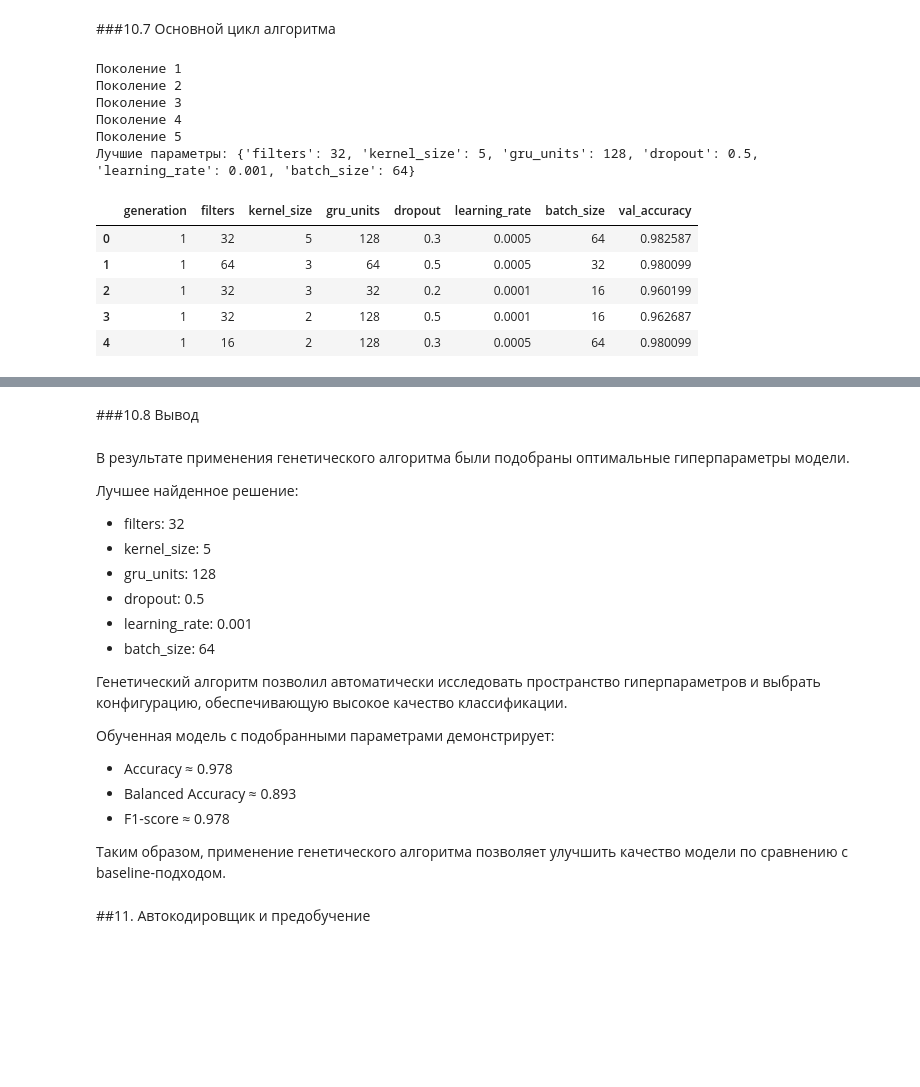
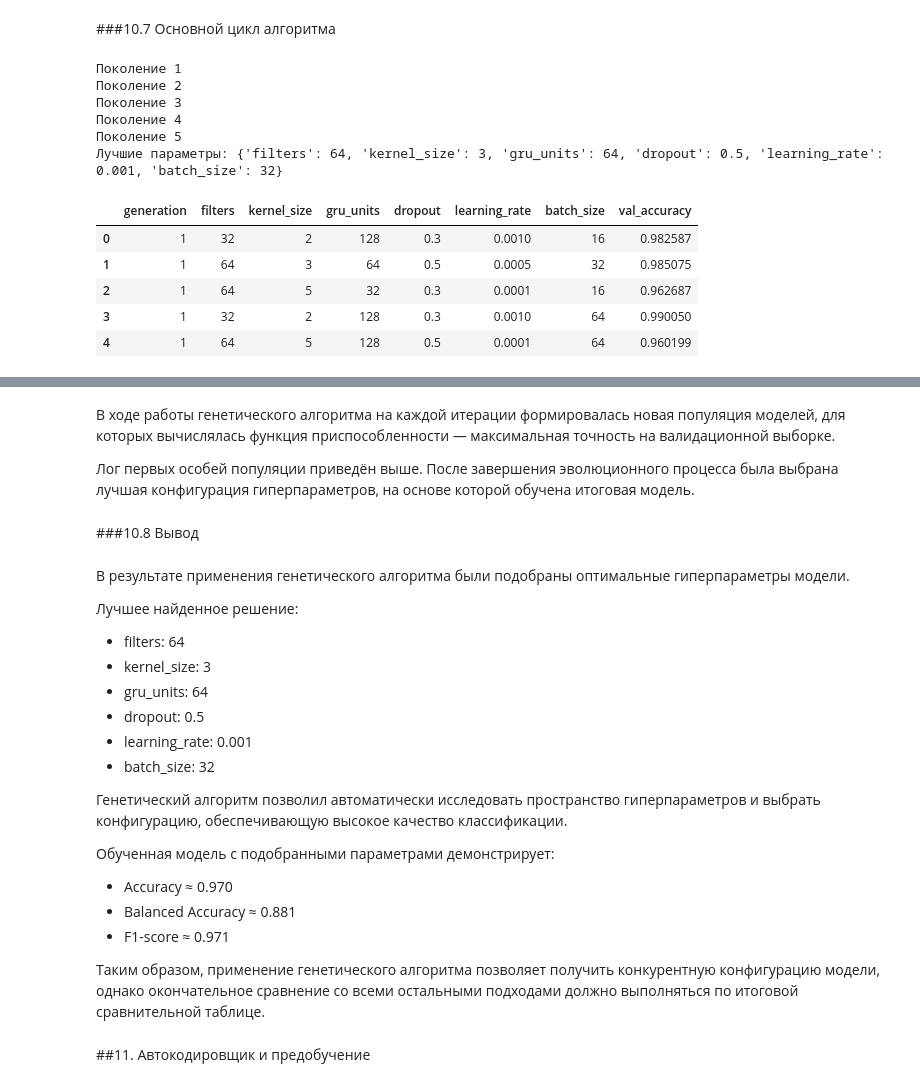
Before and after one commit to Daria-Chernykh/iad-course-project, a Jupyter notebook: courseProject.ipynb, the cells around one changed output, grey strips where cells are left out. Drawn from its saved outputs; the diff is of its cells as text; code cells hidden in the pictures; blank space fills up the shorter version.

```diff
--- a/courseProject.ipynb
+++ b/courseProject.ipynb
@@ -1410,7 +1410,7 @@ for generation in range(n_generations):
     population = new_population
 
 # Лучшее решение
-final_scores = scores
+final_scores = [fitness_function(ind) for ind in population]
 best_idx = np.argmax(final_scores)
 
 best_params = population[best_idx]
@@ -1435,37 +1435,37 @@ early_stopping_ga = EarlyStopping(
 reduce_lr_ga = ReduceLROnPlateau(
     monitor='val_loss',
     factor=0.5,
     patience=5,
     min_lr=1e-6
 )
 
 history_ga = best_ga_model.fit(
     X_train_scaled_cnn,
     y_train,
     validation_data=(X_val_scaled_cnn, y_val),
     epochs=50,
     batch_size=best_params["batch_size"],
     callbacks=[early_stopping_ga, reduce_lr_ga],
     verbose=1
 )
 
 y_pred_ga = best_ga_model.predict(X_test_scaled_cnn)
 y_pred_ga_classes = y_pred_ga.argmax(axis=1)
 
 print("Accuracy (GA):", accuracy_score(y_test, y_pred_ga_classes))
 print("Balanced Accuracy (GA):", balanced_accuracy_score(y_test, y_pred_ga_classes))
 print("F1-score (GA):", f1_score(y_test, y_pred_ga_classes, average='weighted'))
 # %% [output]
 Поколение 1
 Поколение 2
 Поколение 3
 Поколение 4
 Поколение 5
-Лучшие параметры: {'filters': 32, 'kernel_size': 5, 'gru_units': 128, 'dropout': 0.5, 'learning_rate': 0.001, 'batch_size': 64}
+Лучшие параметры: {'filters': 64, 'kernel_size': 3, 'gru_units': 64, 'dropout': 0.5, 'learning_rate': 0.001, 'batch_size': 32}
 |  | generation | filters | kernel_size | gru_units | dropout | learning_rate | batch_size | val_accuracy |
-| 0 | 1 | 32 | 5 | 128 | 0.3 | 0.0005 | 64 | 0.982587 |
-| 1 | 1 | 64 | 3 | 64 | 0.5 | 0.0005 | 32 | 0.980099 |
-| 2 | 1 | 32 | 3 | 32 | 0.2 | 0.0001 | 16 | 0.960199 |
-| 3 | 1 | 32 | 2 | 128 | 0.5 | 0.0001 | 16 | 0.962687 |
-| 4 | 1 | 16 | 2 | 128 | 0.3 | 0.0005 | 64 | 0.980099 |
+| 0 | 1 | 32 | 2 | 128 | 0.3 | 0.0010 | 16 | 0.982587 |
+| 1 | 1 | 64 | 3 | 64 | 0.5 | 0.0005 | 32 | 0.985075 |
+| 2 | 1 | 64 | 5 | 32 | 0.3 | 0.0001 | 16 | 0.962687 |
+| 3 | 1 | 32 | 2 | 128 | 0.3 | 0.0010 | 64 | 0.990050 |
+| 4 | 1 | 64 | 5 | 128 | 0.5 | 0.0001 | 64 | 0.960199 |
 Epoch 1/50
@@ -1488,24 +1488,28 @@ F1-score (GA): 0.9779423571355003
+# %% [markdown]
+В ходе работы генетического алгоритма на каждой итерации формировалась новая популяция моделей, для которых вычислялась функция приспособленности — максимальная точность на валидационной выборке.
+
+Лог первых особей популяции приведён выше. После завершения эволюционного процесса была выбрана лучшая конфигурация гиперпараметров, на основе которой обучена итоговая модель.
 # %% [markdown]
 ###10.8 Вывод
 # %% [markdown]
 В результате применения генетического алгоритма были подобраны оптимальные гиперпараметры модели.
 
 Лучшее найденное решение:
-- filters: 32
-- kernel_size: 5
-- gru_units: 128
+- filters: 64
+- kernel_size: 3
+- gru_units: 64
 - dropout: 0.5
 - learning_rate: 0.001
-- batch_size: 64
+- batch_size: 32
 
 Генетический алгоритм позволил автоматически исследовать пространство гиперпараметров и выбрать конфигурацию, обеспечивающую высокое качество классификации.
 
 Обученная модель с подобранными параметрами демонстрирует:
-- Accuracy ≈ 0.978
-- Balanced Accuracy ≈ 0.893
-- F1-score ≈ 0.978
+- Accuracy ≈ 0.970
+- Balanced Accuracy ≈ 0.881
+- F1-score ≈ 0.971
 
-Таким образом, применение генетического алгоритма позволяет улучшить качество модели по сравнению с baseline-подходом.
+Таким образом, применение генетического алгоритма позволяет получить конкурентную конфигурацию модели, однако окончательное сравнение со всеми остальными подходами должно выполняться по итоговой сравнительной таблице.
 # %% [markdown]
 ##11. Автокодировщик и предобучение
 # %% [markdown]
```
Also changed, not shown: parts of 35 cells of this notebook.
